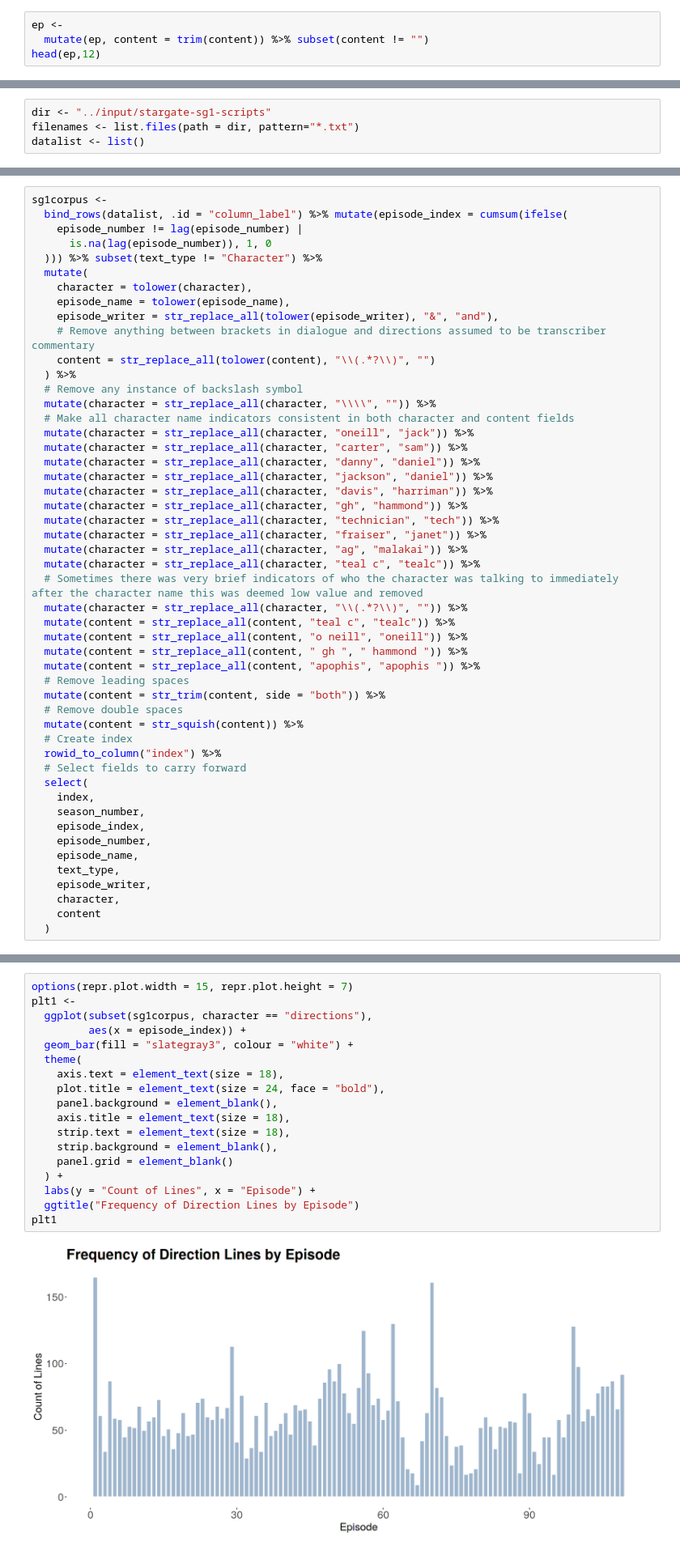
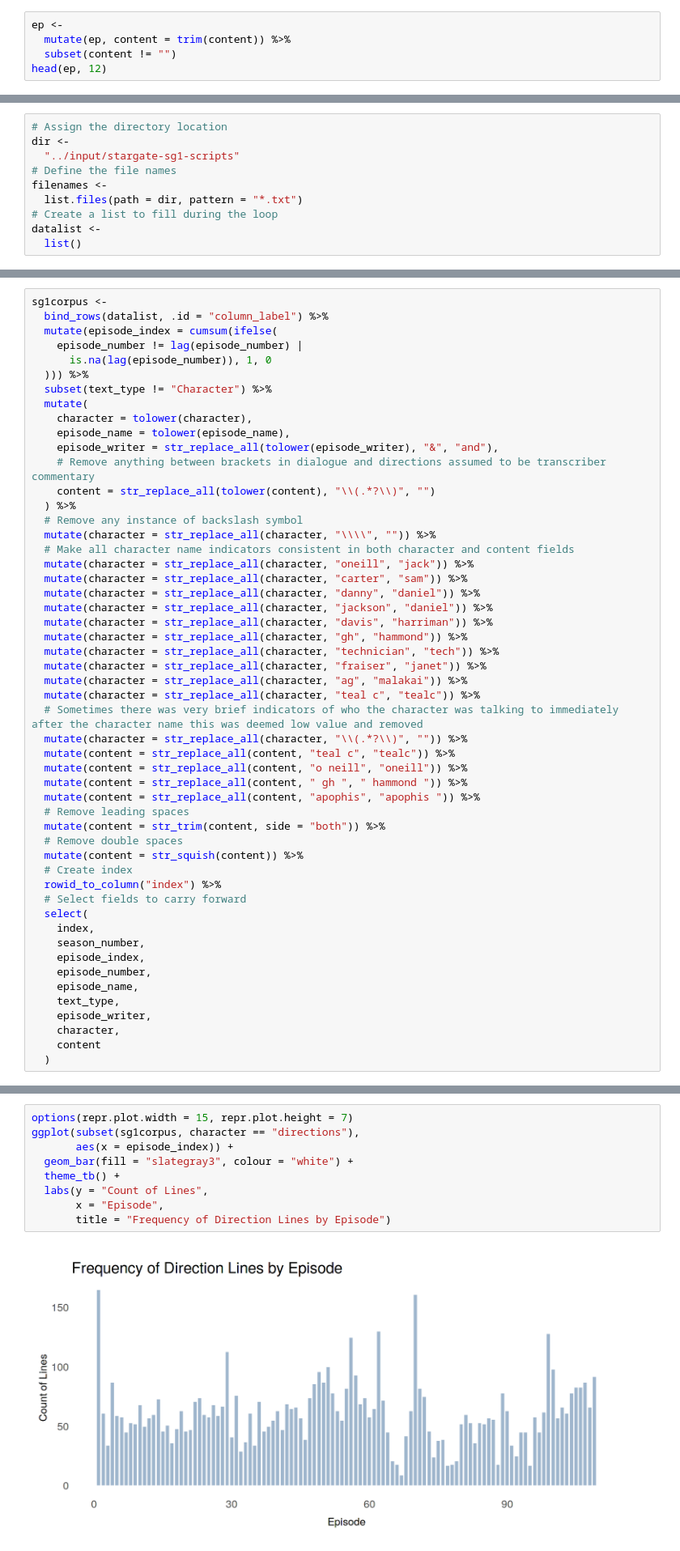
Before and after one commit to Tombo746/stargate-sg1-corpus-creation, a Jupyter notebook: stargate-sg1-script-corpus-creation-process.ipynb, the cells around one changed output, grey strips where cells are left out. Shown: that part at 81% size. Saved outputs shown, nothing was run; the diff lists cells and outputs as text.

Commit message:
Update stargate-sg1-script-corpus-creation-process.ipynb
updated with new annotations

```diff
--- a/stargate-sg1-script-corpus-creation-process.ipynb
+++ b/stargate-sg1-script-corpus-creation-process.ipynb
@@ -131,8 +149,9 @@ A tibble: 30 × 2
 Note that the first 9 rows are unique in each epsiode script and I will extract the information contained in these rows and then delete them in subsequent steps, I.e. the fact they've been assigned nonsensical categories will not matter. For now though, I am done with the information the indentation provided so I will trim the content field. Because the spaces are now removed I can easily identify a blank row and I will remove these in the same step. I require the gdata package for the trim function.
 # %%
 ep <-
-  mutate(ep, content = trim(content)) %>% subset(content != "")
-head(ep,12)
+  mutate(ep, content = trim(content)) %>%
+  subset(content != "")
+head(ep, 12)
 # %% [output]
 A tibble: 12 × 2
 | content | text_type |
@@ -278,8 +329,14 @@ A grouped_df: 10 × 8
 
 I indicate the directory where the scripts are stored then define the filenames and create a list to populate. The loop then closely follows the above detailed workings but iterates over all raw episode files in the dataset. The final product is removed of superfluous columns and rows and the columns are ordered in an intuitve fashion including the inclusion of an index column.
 # %%
-dir <- "../input/stargate-sg1-scripts"
-filenames <- list.files(path = dir, pattern="*.txt")
-datalist <- list()
+# Assign the directory location
+dir <-
+  "../input/stargate-sg1-scripts"
+# Define the file names
+filenames <-
+  list.files(path = dir, pattern = "*.txt")
+# Create a list to fill during the loop
+datalist <-
+  list()
 # %%
 for(i in filenames) {
@@ -335,10 +420,12 @@ for(i in filenames) {
 Next I bind rows on the data list to create the sg1corpus, create an episode index, remove the character designations, select fields going forward, lower case all fields, and remove ampersand symbol in episode writer field.
 # %%
 sg1corpus <-
-  bind_rows(datalist, .id = "column_label") %>% mutate(episode_index = cumsum(ifelse(
+  bind_rows(datalist, .id = "column_label") %>%
+  mutate(episode_index = cumsum(ifelse(
     episode_number != lag(episode_number) |
       is.na(lag(episode_number)), 1, 0
-  ))) %>% subset(text_type != "Character") %>%
+  ))) %>%
+  subset(text_type != "Character") %>%
   mutate(
     character = tolower(character),
     episode_name = tolower(episode_name),
@@ -402,24 +489,15 @@ A tibble: 0 × 9
 This visualisation quickly acts as a sense check to ensure that the logic is not missing stage direction lines to a significant degree, we should not note any huge deviation in line volume for an episode. The only exception we note is episode 1 where the script combines part 1 and part 2 of this episode (Children of the Gods). This will also be important to keep in mind for upcoming analysis on this dataset.
 # %%
 options(repr.plot.width = 15, repr.plot.height = 7)
-plt1 <-
-  ggplot(subset(sg1corpus, character == "directions"),
-         aes(x = episode_index)) +
+ggplot(subset(sg1corpus, character == "directions"),
+       aes(x = episode_index)) +
   geom_bar(fill = "slategray3", colour = "white") +
-  theme(
-    axis.text = element_text(size = 18),
-    plot.title = element_text(size = 24, face = "bold"),
-    panel.background = element_blank(),
-    axis.title = element_text(size = 18),
-    strip.text = element_text(size = 18),
-    strip.background = element_blank(),
-    panel.grid = element_blank()
-  ) +
-  labs(y = "Count of Lines", x = "Episode") +
-  ggtitle("Frequency of Direction Lines by Episode")
-plt1
+  theme_tb() +
+  labs(y = "Count of Lines",
+       x = "Episode",
+       title = "Frequency of Direction Lines by Episode")
 # %% [output]
-[figure, old version]
+[figure, new version]
 # %% [markdown]
 I note that episode 67 and 70 there is a large drop/spike in stage direction frequency respectively. I believe these scripts had outlying writing styles, one of which included a lot more detail in the direction content, and the other the opposite. It is worth investigating and I will review the content to be sure.
 # %%
```
Also changed, not shown: parts of 18 cells of this notebook.
